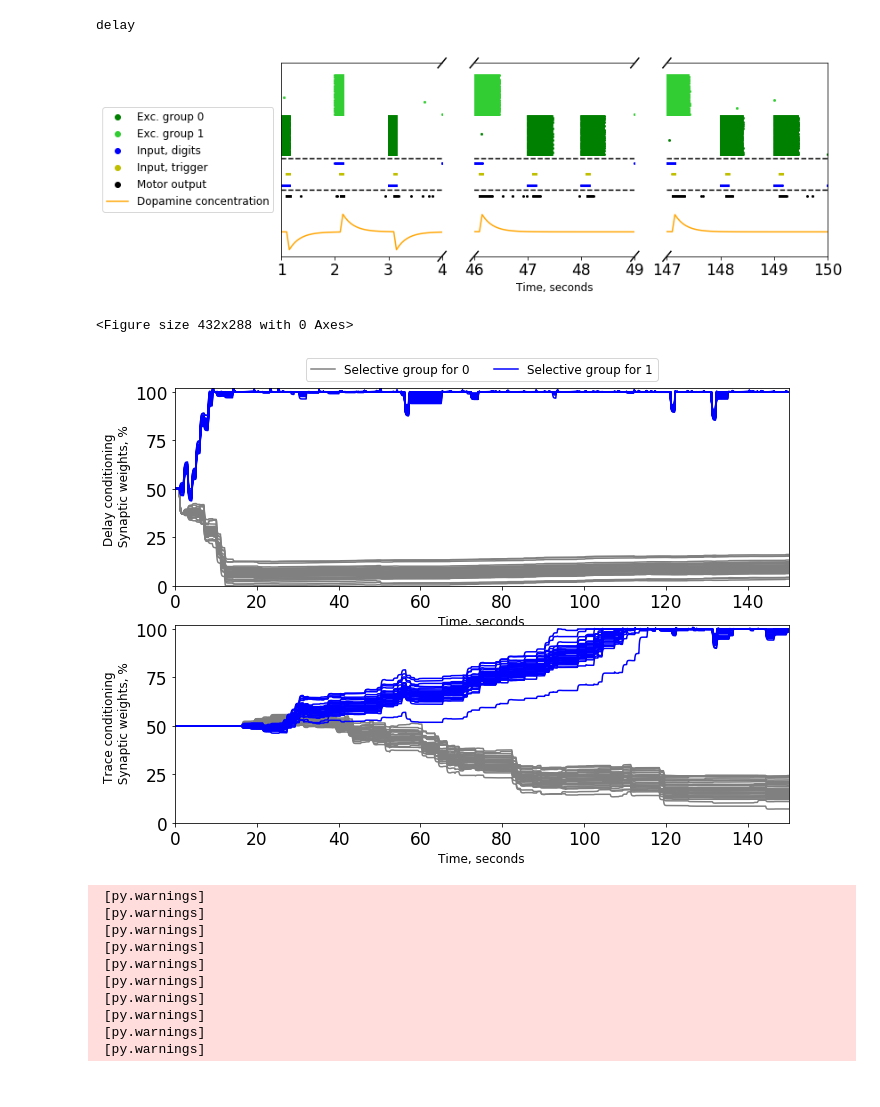
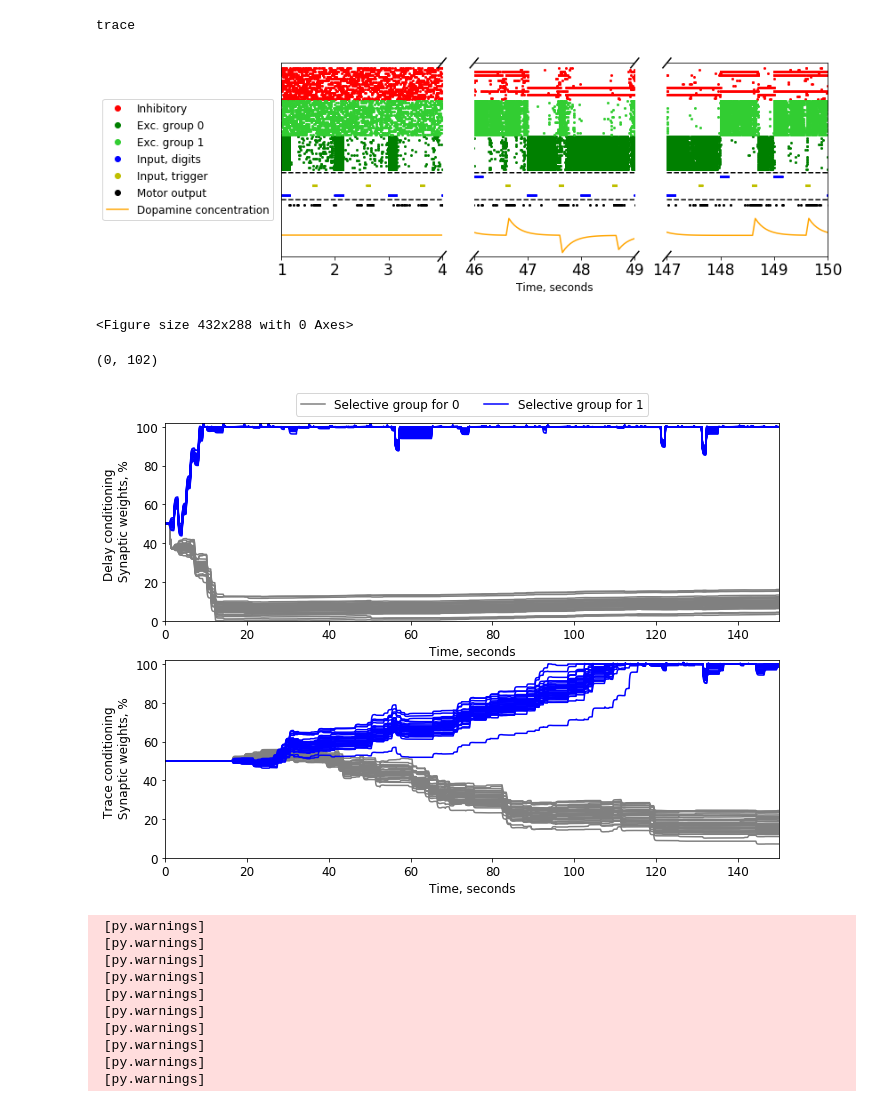
Before and after one commit to ppsp-team/EpigeneSys, a Jupyter notebook: GNW/Graphs/Global graphs - clear version.ipynb, the cells around one changed output. Cells and saved outputs as stored; diff of their text form; code cells hidden in the pictures.

```diff
--- a/GNW/Graphs/Global graphs - clear version.ipynb
+++ b/GNW/Graphs/Global graphs - clear version.ipynb
@@ -24,14 +24,19 @@ import pandas as pd
 import ptitprince as pt
 %matplotlib inline
 # %%
-#Uncomment a file depending on what you would like to look at: Trace or Delay conditioning
+# Uncomment a file depending on what you would like to look at: Trace or Delay conditioning
 
-filename = 'delay, interneurons - False.pickle'
-# filename = 'trace.pickle'
+# IMPORTANT: you can download 'delay, interneurons - False.pickle' and 'trace.pickle' from the link below:
+# https://drive.google.com/drive/folders/1RYb_zdd8azFrRO9X4EbyaU-RiPOBGq6S?usp=sharing
+
+# filename = 'delay, interneurons - False.pickle'
+filename = 'trace.pickle'
 
 with open(filename, 'rb') as f:
     dump = pickle.load(f)
 
+
+# A list of parameters you should consider pickling from the Global network in order to generate the graphs
 '''
 if interneurons:
   dump = [r_I.t / second, r_I.smooth_rate(width=25 * ms) / Hz,
@@ -105,16 +110,8 @@ else:
     dop_t = dump[21]
     dop_s = dump[22]
     dop_d = dump[23]
-
-with open('delay_epigenesis.pickle', 'rb') as f:
-    dump1 = pickle.load(f)
-    #     ([synapse_stdp_monitor_out.t/second, synapse_stdp_monitor_out.s.T/gmax, synapse_stdp_monitor_out.d.T])
-
-with open('trace_epigenesis.pickle', 'rb') as f:
-    dump2 = pickle.load(f)
-    #     ([synapse_stdp_monitor_out.t/second, synapse_stdp_monitor_out.s.T/gmax, synapse_stdp_monitor_out.d.T])
 # %% [output]
-delay
+trace
 # %%
 graph_up = 15
 digits = 2
@@ -177,57 +174,56 @@ ax2.spines['right'].set_visible(False)
 ax3.spines['left'].set_visible(False)
 
 ax.tick_params(
-    axis='y',          # changes apply to the x-axis
-    which='both',      # both major and minor ticks are affected
-    left=False,      # ticks along the bottom edge are off
-    right=False,         # ticks along the top edge are off
-    labelleft=False) # labels along the bottom edge are off
+    axis='y',
+    which='both',
+    left=False,
+    right=False,
+    labelleft=False)
 ax2.tick_params(
-    axis='y',          # changes apply to the x-axis
-    which='both',      # both major and minor ticks are affected
-    left=False,      # ticks along the bottom edge are off
-    right=False,         # ticks along the top edge are off
-    labelleft=False) # labels along the bottom edge are off
+    axis='y',
+    which='both',
+    left=False,
+    right=False,
+    labelleft=False)
 ax3.tick_params(
-    axis='y',          # changes apply to the x-axis
-    which='both',      # both major and minor ticks are affected
-    left=False,      # ticks along the bottom edge are off
-    right=False,         # ticks along the top edge are off
-    labelleft=False) # labels along the bottom edge are off
+    axis='y',
+    which='both',
+    left=False,
+    right=False,
+    labelleft=False)
 
 d = .025 # how big to make the diagonal lines in axes coordinates
 # arguments to pass plot, just so we don't keep repeating them
 kwargs1 = dict(transform=ax.transAxes, color='k', clip_on=False)
 kwargs2 = dict(transform=ax2.transAxes, color='k', clip_on=False)
 kwargs3 = dict(transform=ax3.transAxes, color='k', clip_on=False)
 ax.plot((1-d,1+d), (-d,+d), **kwargs1)
 ax.plot((1-d,1+d),(1-d,1+d), **kwargs1)
 
 ax2.plot((1-d,1+d), (-d,+d), **kwargs2)
 ax2.plot((1-d,1+d),(1-d,1+d), **kwargs2)
 
 ax2.set_xlabel('Time, seconds')
-# ax2.xaxis.set_label_coords(-0.1, -0.1)
 ncol=6
 if flaginh:
     ncol=4
 lgd = ax2.legend(bbox_to_anchor=(-1.25, 0.5, 0, 0), ncol=1, loc='right', fontsize='medium', borderaxespad=0., markerscale=3.)
 kwargs2.update(transform=ax2.transAxes)  # switch to the bottom axes
 ax2.plot((-d,+d), (1-d,1+d), **kwargs2)
 ax2.plot((-d,+d), (-d,+d), **kwargs2)
 
 ax3.plot((-d,+d), (1-d,1+d), **kwargs3)
 ax3.plot((-d,+d), (-d,+d), **kwargs3)
 
-if not flaginh:
-    if 'epi' in filename:
-        savefig('4a(new), epi.pdf', dpi=600, bbox_extra_artists=(lgd,), bbox_inches='tight')
-    else:
-        savefig('4a(new).pdf', dpi=600, bbox_extra_artists=(lgd,), bbox_inches='tight')
-else:
-    savefig('6a(new).pdf', dpi=600, bbox_extra_artists=(lgd,), bbox_inches='tight')
+# if not flaginh:
+#     if 'epi' in filename:
+#         savefig('4a(new), epi.pdf', dpi=600, bbox_extra_artists=(lgd,), bbox_inches='tight')
+#     else:
+#         savefig('4a(new).pdf', dpi=600, bbox_extra_artists=(lgd,), bbox_inches='tight')
+# else:
+#     savefig('6a(new).pdf', dpi=600, bbox_extra_artists=(lgd,), bbox_inches='tight')
 show()
 clf()
 # %% [output]
-[figure, old version]
+[figure, new version]
 <Figure size 432x288 with 0 Axes>
@@ -276,9 +280,10 @@ xlabel('Time, seconds')
 xlim(0, 150)
 ylim(0, 102)
 
-savefig('4b-6b(new).pdf', dpi=600)
+# savefig('4b-6b.pdf', dpi=600)
 # %% [output]
+(0, 102)
-[figure, old version]
+[figure, new version]
 # %%
 def pop_std(x):
     return x.std(axis=0)
```
Also changed, not shown: parts of 5 cells of this notebook.
